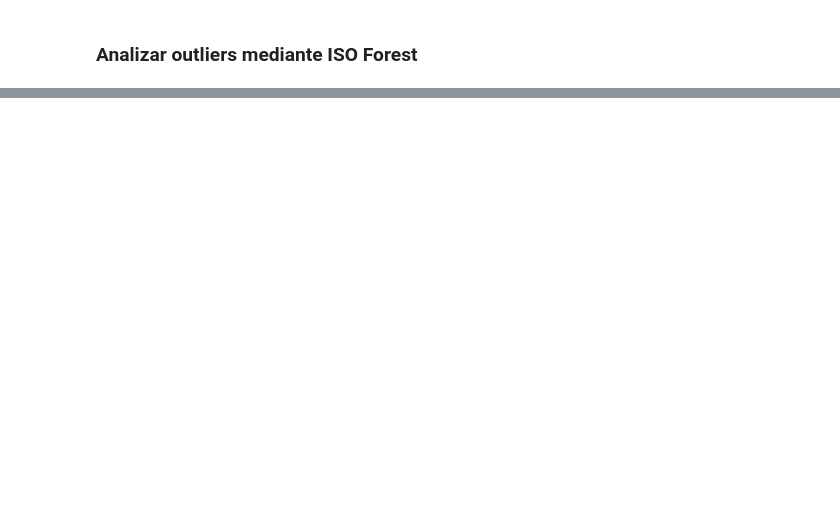
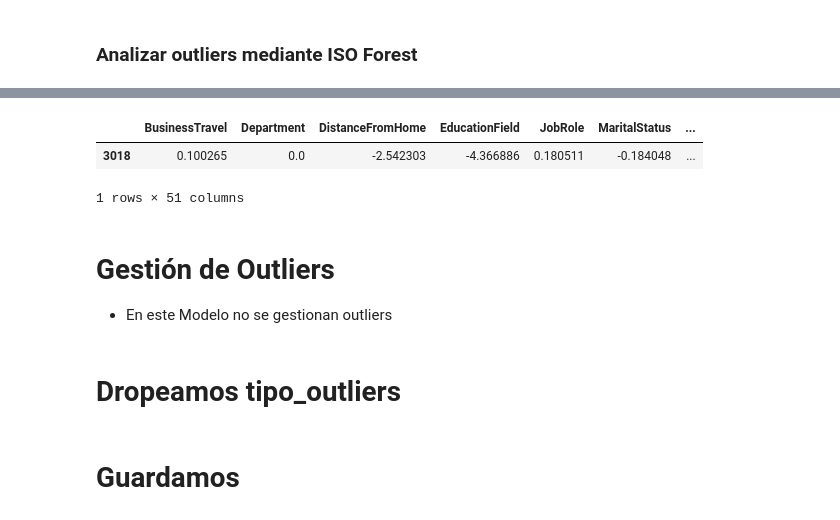
Before and after one commit to apelsito/Proyecto8-Clasificacion, a Jupyter notebook: jupyter_notebooks/Modelo 1/06_outliers.ipynb, the cells around one changed output, grey strips where cells are left out. Saved outputs shown, nothing was run; the diff lists cells and outputs as text; code cells hidden in the pictures; blank space fills up the shorter version.

```diff
--- a/jupyter_notebooks/Modelo 1/06_outliers.ipynb
+++ b/jupyter_notebooks/Modelo 1/06_outliers.ipynb
@@ -48,0 +74,27 @@ outliers.explorar_outliers_if(df,)
+# %%
+# Generamos nueva columna
+df_iso["tipo_outliers"] = 0
+
+# Contamos cuantos -1 hay
+for columna in df_iso.filter(like="outlier").columns:
+    df_iso["tipo_outliers"] += (df_iso[columna] == -1).astype(int)
+
+# Generamos el diccionario de condiciones y textos para reemplazar
+condiciones = [
+    df_iso["tipo_outliers"] == 0,
+    df_iso["tipo_outliers"].between(1, 24,"both"),
+    df_iso["tipo_outliers"].between(25, 35,"both"),
+    df_iso["tipo_outliers"] == 36
+]
+
+textos = [
+    "No es Outlier",
+    "Improbable Outlier",
+    "Probable Outlier",
+    "Total Outlier"
+]
+
+# Reemplazamos la cuenta por el texto
+df_iso["tipo_outliers"] = np.select(condiciones, textos, default="Unknown")
+# %%
+df_iso.drop(columns=df_iso.filter(like="outlier_").columns,inplace=True)
@@ -48,0 +109,11 @@ outliers.explorar_outliers_if(df,)
+# %%
+df_iso.sample()
+# %% [output]
+|  | BusinessTravel | Department | DistanceFromHome | EducationField | JobRole | MaritalStatus | ... |
+| 3018 | 0.100265 | 0.0 | -2.542303 | -4.366886 | 0.180511 | -0.184048 | ... |
+1 rows × 51 columns
+# %% [markdown]
+# Gestión de Outliers
+- En este Modelo no se gestionan outliers
+# %% [markdown]
+# Dropeamos tipo_outliers
@@ -48,0 +122,2 @@ outliers.explorar_outliers_if(df,)
+# %% [markdown]
+# Guardamos
```
Also changed, not shown: parts of 12 cells of this notebook, 34 other files.
